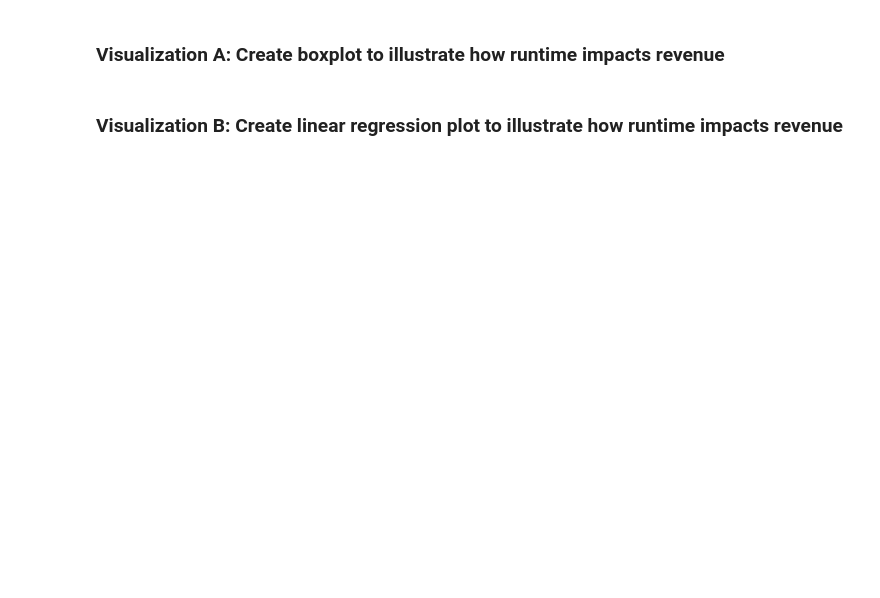
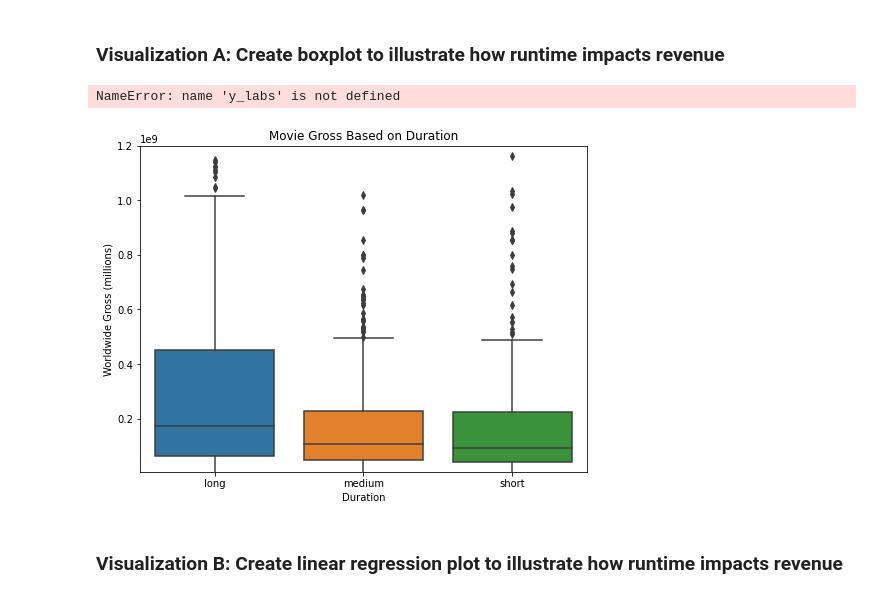
Before and after one commit to kuninethan95/dsc-phase-1-project, a Jupyter notebook: Phase 1 Project Notebook.ipynb, the cells around one changed output. Cells and saved outputs as stored; diff of their text form; code cells hidden in the pictures; blank space fills up the shorter version.

Commit message:
Created seasonal variance, work on visualization. start genres

```diff
--- a/Phase 1 Project Notebook.ipynb
+++ b/Phase 1 Project Notebook.ipynb
@@ -174,17 +362,20 @@ movie_rt.groupby('duration').count()
 # %%
 fig, ax = plt.subplots(figsize=(8, 6))
 ax = sns.boxplot(x='duration', y='worldwide_gross', data=movie_rt)
 ax.set_ylim(5000000, 1200000000)
 ax.set_title('Movie Gross Based on Duration')
 ax.set_ylabel('Worldwide Gross (millions)')
 ax.set_xlabel('Duration')
 ax.set_yticklabels(y_labs)
 
-#x_labs = ['80-100 mins', '100-120 mins', '120-180 mins']
+x_labs = ['80-100 mins', '100-120 mins', '120-180 mins']
 y_labs = ['$200', '$400', '$600', '$800', '$1,000', '$1,200']
 
 
 ax.set_xticklabels(x_labs);
+# %% [output]
+NameError: name 'y_labs' is not defined
+[figure, added]
 # %% [markdown]
 ### Visualization B: Create linear regression plot to illustrate how runtime impacts revenue
 # %%
```
Also changed, not shown: parts of 41 cells of this notebook.
